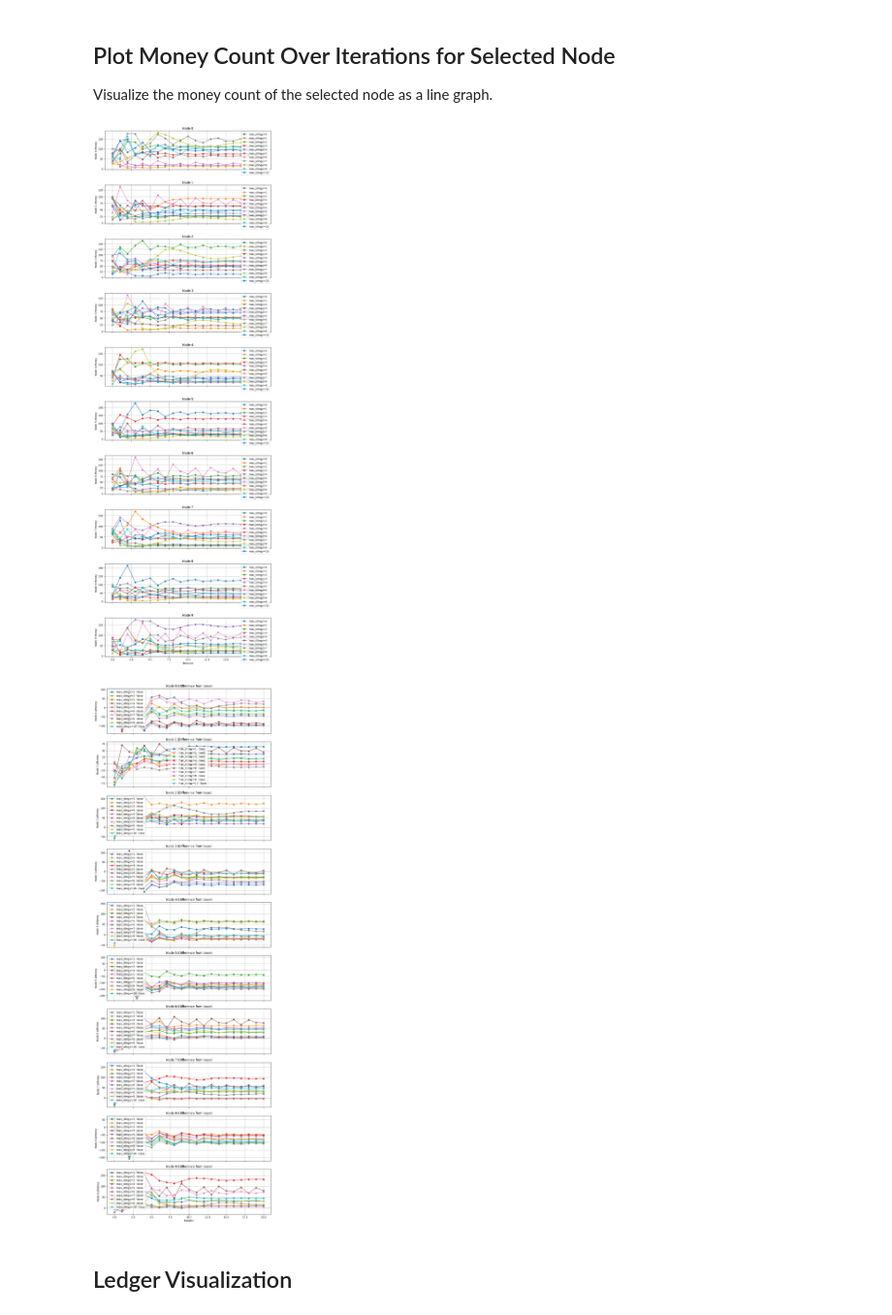
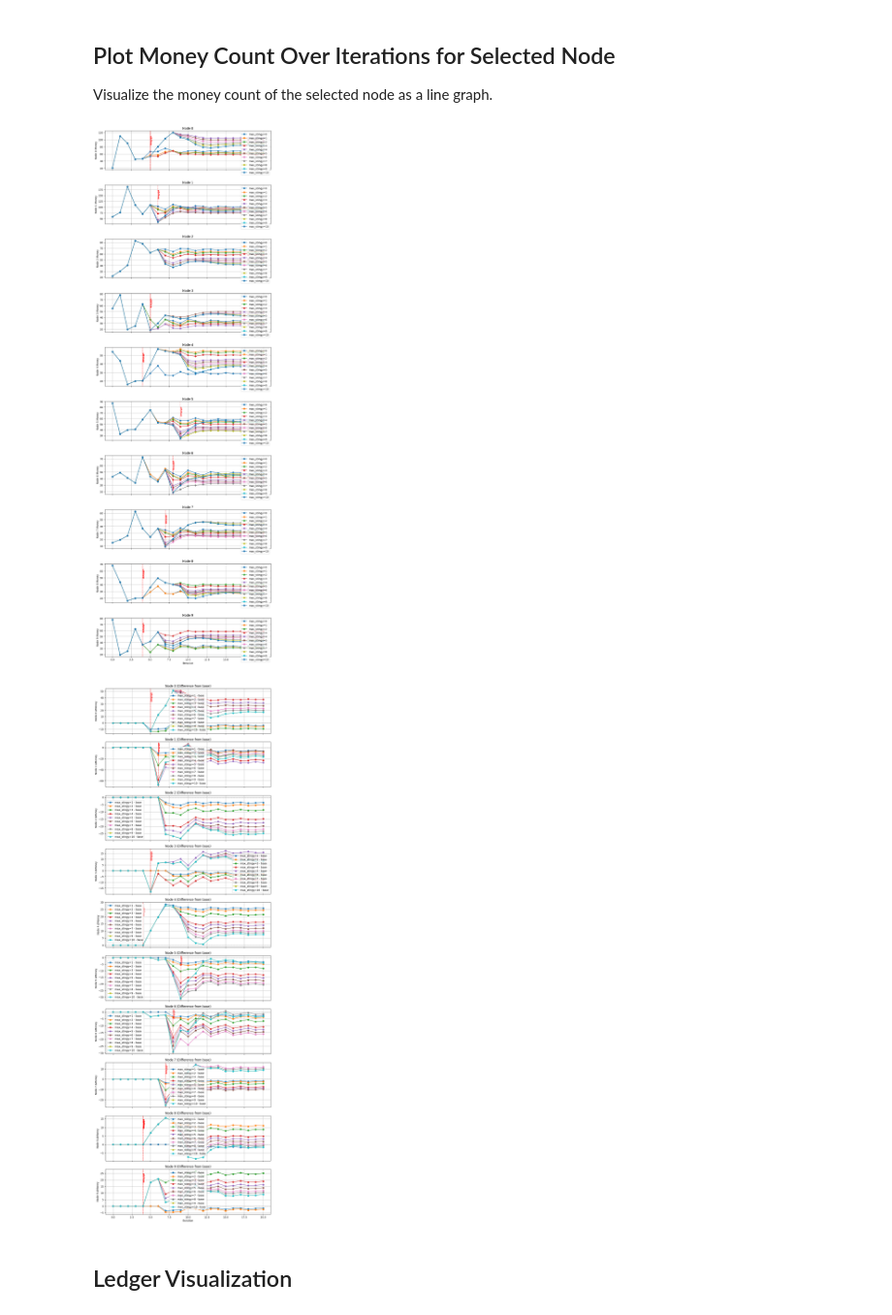
Before and after one commit to Josh-Yamada16/Networks-of-Poverty, a Jupyter notebook: networkSim/node_money_over_iterations.ipynb, the cells around one changed output. Shown at 97% size. Cells and saved outputs as stored; diff of their text form; code cells hidden in the pictures.

```diff
--- a/networkSim/node_money_over_iterations.ipynb
+++ b/networkSim/node_money_over_iterations.ipynb
@@ -23,7 +23,7 @@ node_list = None
 
 for max_stingy in max_stingy_values:
     sim = ExchangeSimulation(max_stingy_behaviors=max_stingy)
-    states, layout, edge_mat, ledger = sim.run_simulation(iterations=num_iterations)
+    states, layout, edge_mat, ledger = sim.run_simulation(iterations=num_iterations, gen_ledger=False, control_random=True, stingy_behavior_enabled=True)
     if node_list is None:
         graph0 = states[0][0]
         node_list = [n for n in graph0.nodes]
@@ -54,7 +54,7 @@ for i in range(num_nodes):
         if max_stingy != 0:
             # Find the first iteration where the node becomes stingy (self-loop appears)
             sim = ExchangeSimulation(max_stingy_behaviors=max_stingy)
-            states, _, _, _ = sim.run_simulation(iterations=money_history.shape[0], )
+            states, _, _, _ = sim.run_simulation(iterations=money_history.shape[0], gen_ledger=False, control_random=True, stingy_behavior_enabled=True)
             stingy_iter = None
             for it, (graph, _) in enumerate(states):
                 if graph.has_edge(node_list[i], node_list[i]):
@@ -72,7 +72,7 @@ axes[-1].set_xlabel('Iteration')
 plt.tight_layout()
 plt.show()
 # %% [output]
-[figure, old version]
+[figure, new version]
 # %%
 # Plot the difference in money from the base (0 stingy behaviors) for every node in subplots, with markers for when each node becomes stingy
 base_history = all_money_histories[0]
@@ -86,35 +86,35 @@ for i in range(num_nodes):
     for max_stingy, money_history in all_money_histories.items():
         if max_stingy == 0:
             continue  # Skip base
         diff = money_history[:, i] - base_history[:, i]
         axes[i].plot(
             range(diff.shape[0]),
             diff,
             marker='o',
             label=f"max_stingy={max_stingy} - base"
         )
         # Find the first iteration where the node becomes stingy (self-loop appears)
         sim = ExchangeSimulation(max_stingy_behaviors=max_stingy)
-        states, _, _, _ = sim.run_simulation(iterations=money_history.shape[0])
+        states, _, _, _ = sim.run_simulation(iterations=money_history.shape[0], gen_ledger=False, control_random=True, stingy_behavior_enabled=True)
         stingy_iter = None
         for it, (graph, _) in enumerate(states):
             if graph.has_edge(node_list[i], node_list[i]):
                 stingy_iter = it
                 break
         if stingy_iter is not None and stingy_iter != 0:
             axes[i].axvline(stingy_iter, color='red', linestyle=':', linewidth=1)
             axes[i].text(stingy_iter, axes[i].get_ylim()[1]*0.9, f'Stingy@{stingy_iter}', color='red', fontsize=8, rotation=90, va='top')
     axes[i].axhline(0, color='gray', linestyle='--', linewidth=1)
     axes[i].set_ylabel(f'Node {i} ΔMoney')
     axes[i].grid(True)
     axes[i].set_title(f'Node {i} (Difference from base)')
     axes[i].legend()
 
 axes[-1].set_xlabel('Iteration')
 plt.tight_layout()
 plt.show()
 # %% [output]
-[figure, old version]
+[figure, new version]
 # %% [markdown]
 ## Ledger Visualization
 # %%
```
Also changed, not shown: parts of 1 cell of this notebook, 4 other files.
